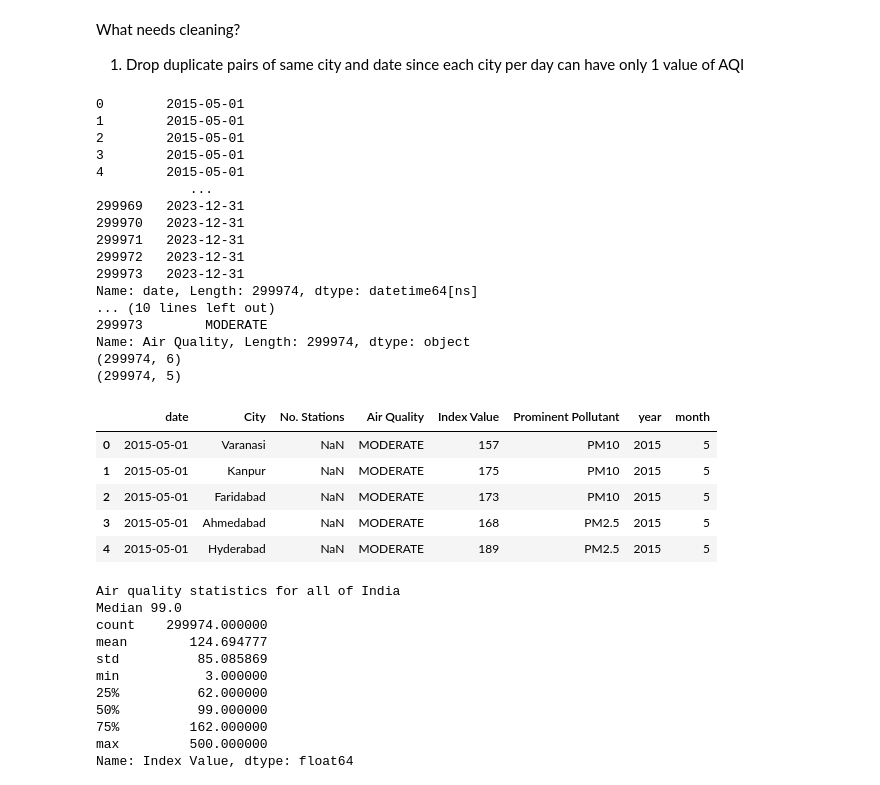
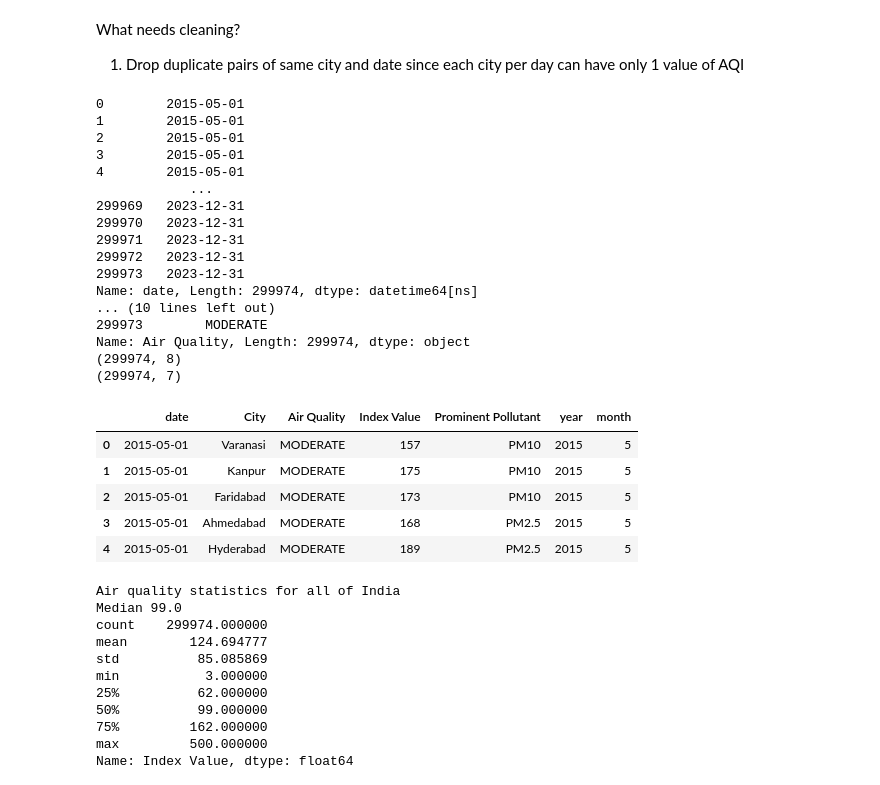
Before and after one commit to shubhid3/Rebounce-Applied-AI-and-Analytics-Codes, a Jupyter notebook: MP4_AirQuality.ipynb, the cells around one changed output. Drawn from its saved outputs; the diff is of its cells as text; code cells hidden in the pictures.

```diff
--- a/MP4_AirQuality.ipynb
+++ b/MP4_AirQuality.ipynb
@@ -86,37 +86,37 @@ What needs cleaning?
 # %%
 df["date"] = pd.to_datetime(df["date"], errors="coerce")
 print(df["date"])
 df["Air Quality"] = df["Air Quality"].str.strip().str.upper()
 print(df["Air Quality"])
 df.drop_duplicates(subset=["date", "City"])
 print(df.shape)
-df_new = df.drop(columns=['No. Stations'])
+df_new = df.drop(columns=["No. Stations"])
 print(df_new.shape)
-df["year"] = df["date"].dt.year
-df["month"] = df["date"].dt.month
-df.head()
+df_new["year"] = df_new["date"].dt.year
+df_new["month"] = df_new["date"].dt.month
+df_new.head()
 # %% [output]
 0        2015-05-01
 1        2015-05-01
 2        2015-05-01
 3        2015-05-01
 4        2015-05-01
             ...
 299969   2023-12-31
 299970   2023-12-31
 299971   2023-12-31
 299972   2023-12-31
 299973   2023-12-31
 Name: date, Length: 299974, dtype: datetime64[ns]
 ... (10 lines left out)
 299973        MODERATE
 Name: Air Quality, Length: 299974, dtype: object
-(299974, 6)
-(299974, 5)
+(299974, 8)
+(299974, 7)
-|  | date | City | No. Stations | Air Quality | Index Value | Prominent Pollutant | year | month |
-| 0 | 2015-05-01 | Varanasi | NaN | MODERATE | 157 | PM10 | 2015 | 5 |
-| 1 | 2015-05-01 | Kanpur | NaN | MODERATE | 175 | PM10 | 2015 | 5 |
-| 2 | 2015-05-01 | Faridabad | NaN | MODERATE | 173 | PM10 | 2015 | 5 |
-| 3 | 2015-05-01 | Ahmedabad | NaN | MODERATE | 168 | PM2.5 | 2015 | 5 |
-| 4 | 2015-05-01 | Hyderabad | NaN | MODERATE | 189 | PM2.5 | 2015 | 5 |
+|  | date | City | Air Quality | Index Value | Prominent Pollutant | year | month |
+| 0 | 2015-05-01 | Varanasi | MODERATE | 157 | PM10 | 2015 | 5 |
+| 1 | 2015-05-01 | Kanpur | MODERATE | 175 | PM10 | 2015 | 5 |
+| 2 | 2015-05-01 | Faridabad | MODERATE | 173 | PM10 | 2015 | 5 |
+| 3 | 2015-05-01 | Ahmedabad | MODERATE | 168 | PM2.5 | 2015 | 5 |
+| 4 | 2015-05-01 | Hyderabad | MODERATE | 189 | PM2.5 | 2015 | 5 |
 # %%
```
Also changed, not shown: parts of 7 cells of this notebook.
